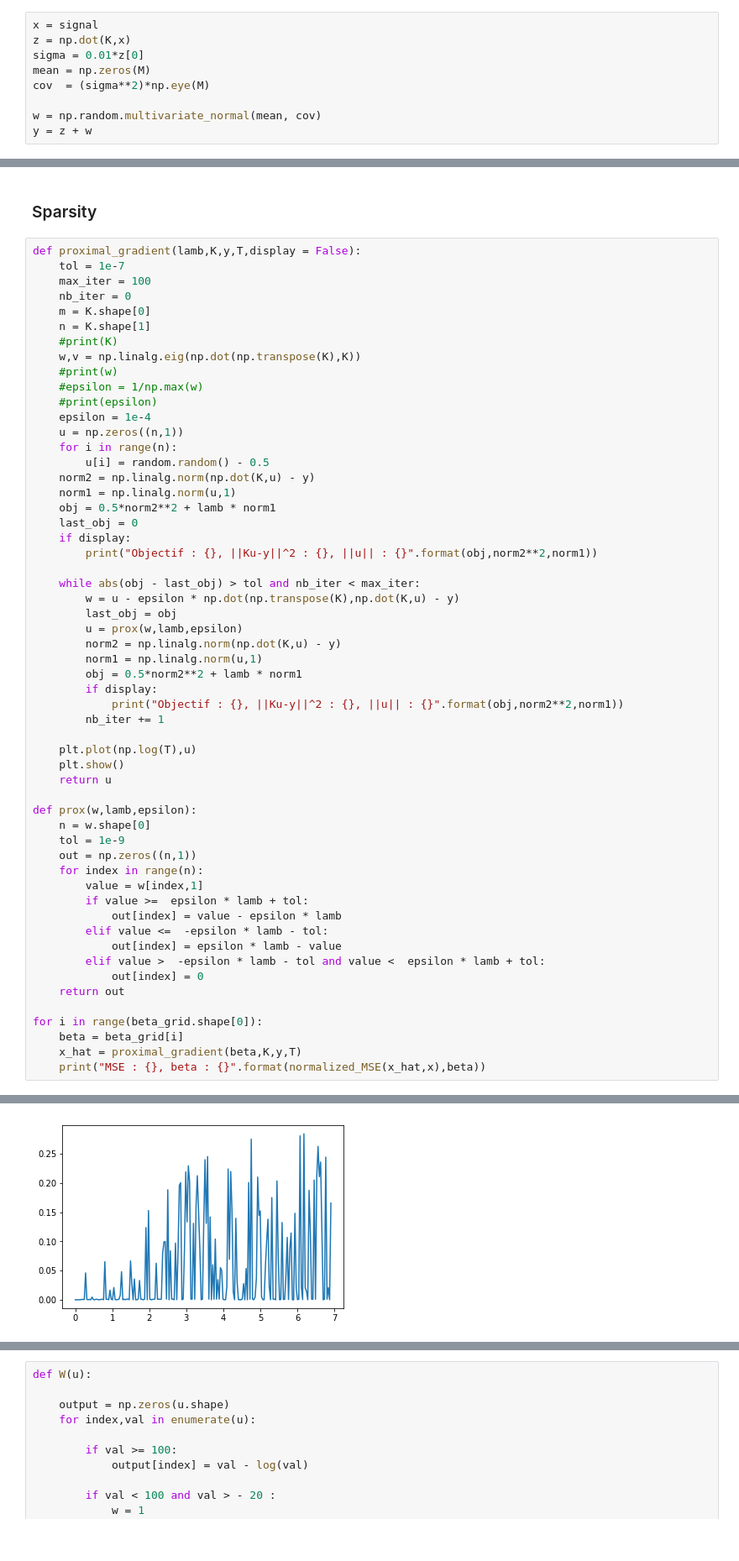
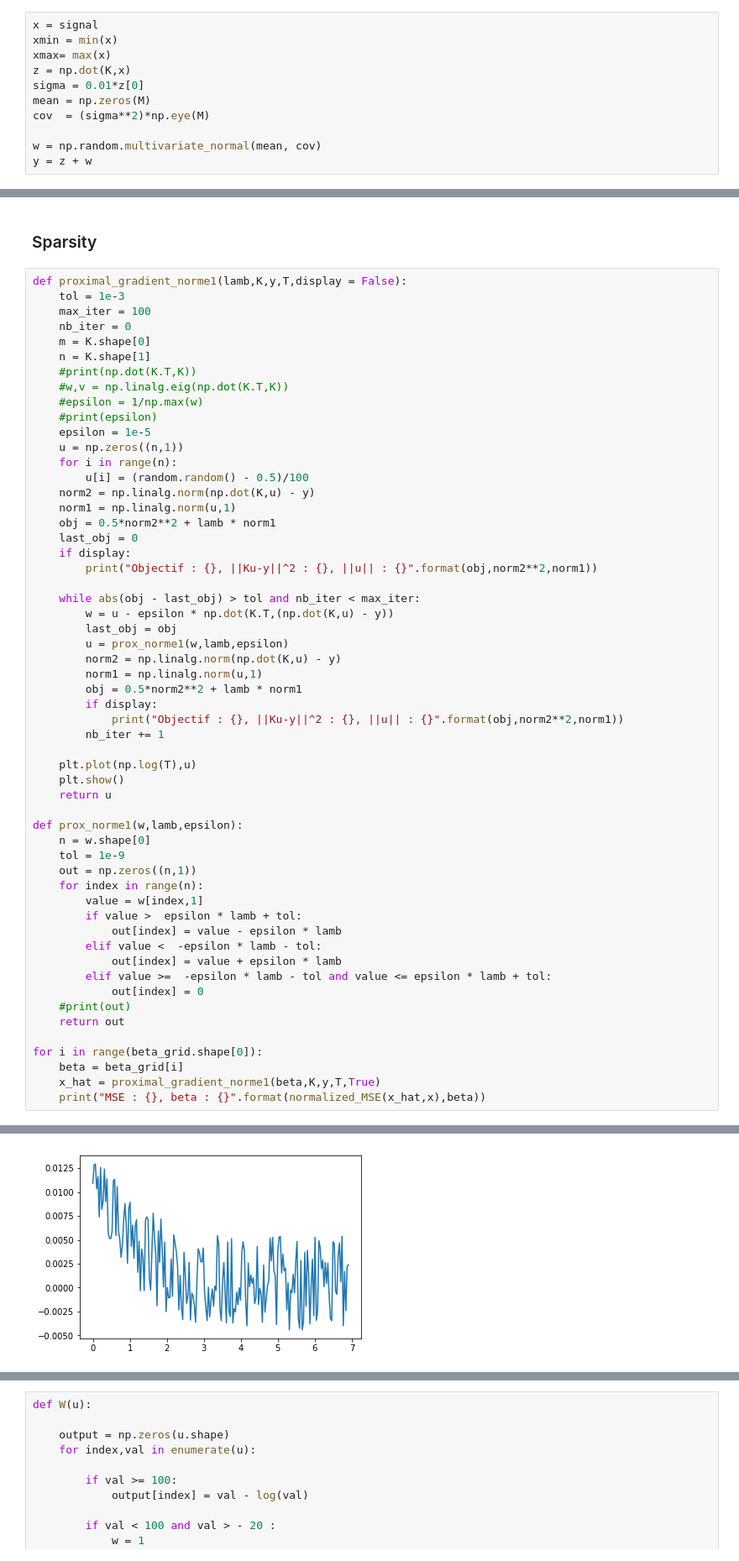
Before and after one commit to MaximilienGermain/Large-scale-optimization, a Jupyter notebook: TP2_part1.ipynb, the cells around one changed output, grey strips where cells are left out. Shown at 84% size. Cells and saved outputs as stored; diff of their text form.

```diff
--- a/TP2_part1.ipynb
+++ b/TP2_part1.ipynb
@@ -105,6 +125,8 @@ for n in range(N):
 $\underline{\textbf{Q5.}}$ Simulate the noisy data according to model (2), by taking $w \sim \mathcal{N} (0, \sigma^2 I_{M})$ with $\sigma = 0.01z^{(1)}$ , where $z = K\bar{x}$
 # %%
 x = signal
+xmin = min(x)
+xmax= max(x)
 z = np.dot(K,x)
 sigma = 0.01*z[0]
 mean = np.zeros(M)
@@ -180,21 +376,20 @@ MSE : 0.5727776312614605, beta : 1000.0000000000007
 # %% [markdown]
 ### Sparsity
 # %%
-def proximal_gradient(lamb,K,y,T,display = False):
-    tol = 1e-7
+def proximal_gradient_norme1(lamb,K,y,T,display = False):
+    tol = 1e-3
     max_iter = 100
     nb_iter = 0
     m = K.shape[0]
     n = K.shape[1]
-    #print(K)
-    w,v = np.linalg.eig(np.dot(np.transpose(K),K))
-    #print(w)
+    #print(np.dot(K.T,K))
+    #w,v = np.linalg.eig(np.dot(K.T,K))
     #epsilon = 1/np.max(w)
     #print(epsilon)
-    epsilon = 1e-4
+    epsilon = 1e-5
     u = np.zeros((n,1))
     for i in range(n):
-        u[i] = random.random() - 0.5
+        u[i] = (random.random() - 0.5)/100
     norm2 = np.linalg.norm(np.dot(K,u) - y)
     norm1 = np.linalg.norm(u,1)
     obj = 0.5*norm2**2 + lamb * norm1
@@ -203,9 +398,9 @@ def proximal_gradient(lamb,K,y,T,display = False):
         print("Objectif : {}, ||Ku-y||^2 : {}, ||u|| : {}".format(obj,norm2**2,norm1))
 
     while abs(obj - last_obj) > tol and nb_iter < max_iter:
-        w = u - epsilon * np.dot(np.transpose(K),np.dot(K,u) - y)
+        w = u - epsilon * np.dot(K.T,(np.dot(K,u) - y))
         last_obj = obj
-        u = prox(w,lamb,epsilon)
+        u = prox_norme1(w,lamb,epsilon)
         norm2 = np.linalg.norm(np.dot(K,u) - y)
         norm1 = np.linalg.norm(u,1)
         obj = 0.5*norm2**2 + lamb * norm1
@@ -217,22 +412,23 @@ def proximal_gradient(lamb,K,y,T,display = False):
     plt.show()
     return u
 
-def prox(w,lamb,epsilon):
+def prox_norme1(w,lamb,epsilon):
     n = w.shape[0]
     tol = 1e-9
     out = np.zeros((n,1))
     for index in range(n):
         value = w[index,1]
-        if value >=  epsilon * lamb + tol:
+        if value >  epsilon * lamb + tol:
             out[index] = value - epsilon * lamb
-        elif value <=  -epsilon * lamb - tol:
-            out[index] = epsilon * lamb - value
-        elif value >  -epsilon * lamb - tol and value <  epsilon * lamb + tol:
+        elif value <  -epsilon * lamb - tol:
+            out[index] = value + epsilon * lamb
+        elif value >=  -epsilon * lamb - tol and value <= epsilon * lamb + tol:
             out[index] = 0
+    #print(out)
     return out
 
 for i in range(beta_grid.shape[0]):
     beta = beta_grid[i]
-    x_hat = proximal_gradient(beta,K,y,T)
+    x_hat = proximal_gradient_norme1(beta,K,y,T,True)
     print("MSE : {}, beta : {}".format(normalized_MSE(x_hat,x),beta))
 # %% [output]
@@ -241 +470 @@ MSE : 18413.327514764398, beta : 0.0009999999999999994
-[figure, old version]
+[figure, new version]
```
Also changed, not shown: parts of 6 cells of this notebook, 1 other file.
